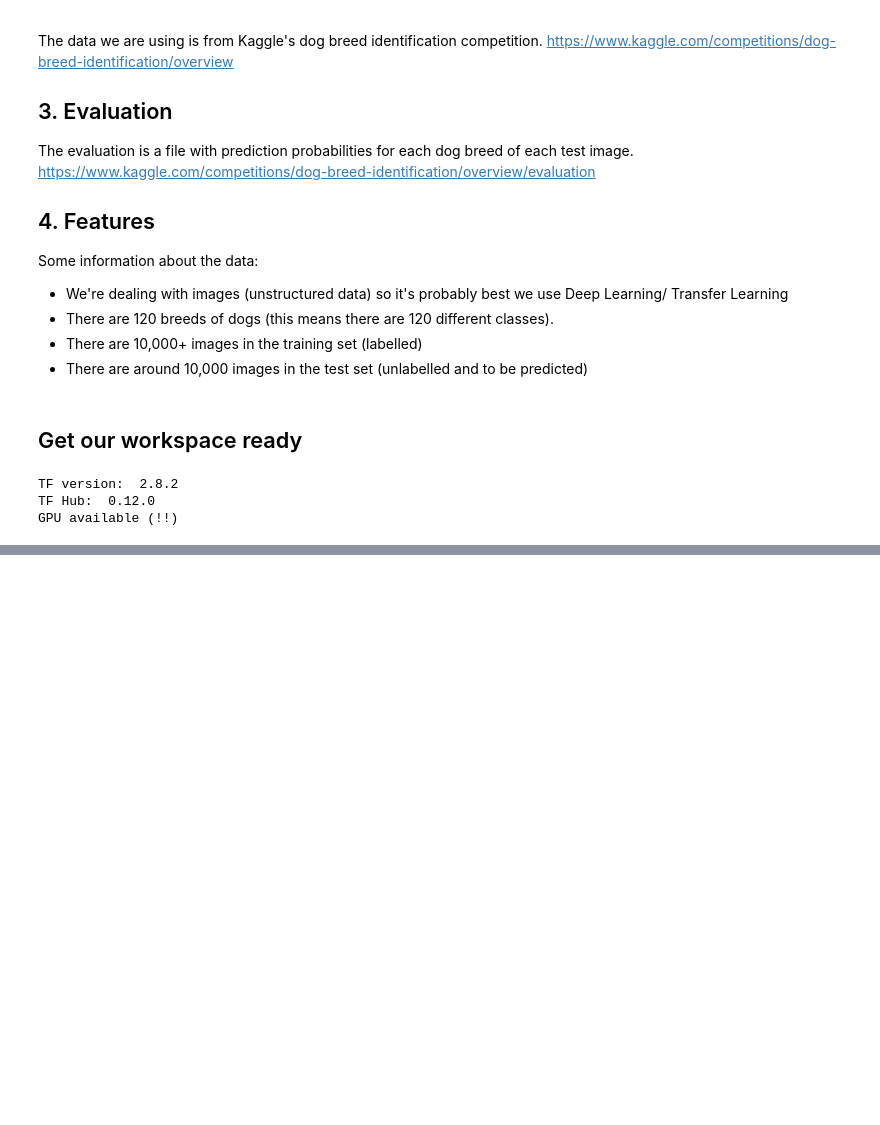
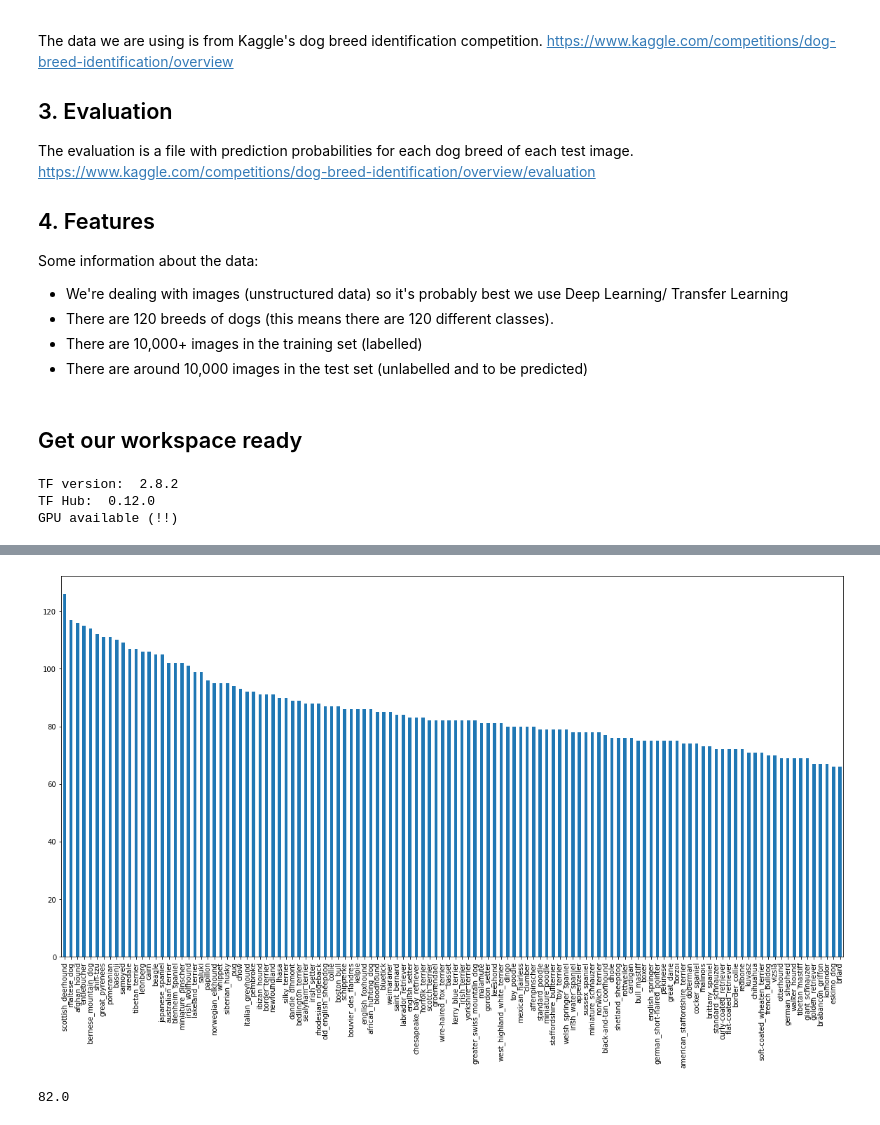
Before and after one commit to bassamadnan/deep-learning-dog-breed-classification, a Jupyter notebook: dog_breed_identification.ipynb, the cells around one changed output, grey strips where cells are left out. Saved outputs shown, nothing was run; the diff lists cells and outputs as text; code cells hidden in the pictures; blank space fills up the shorter version.

Commit message:
data label, validation split, preparing images

```diff
--- a/dog_breed_identification.ipynb
+++ b/dog_breed_identification.ipynb
@@ -41,0 +46,5 @@ GPU available (!!)
+# %%
+import pandas as pd
+labels_csv = pd.read_csv("/content/drive/MyDrive/Dog Vision/labels.csv")
+print(labels_csv.describe())
+labels_csv.head()
@@ -41,0 +63,8 @@ GPU available (!!)
+# %%
+labels_csv["breed"].value_counts().plot.bar(figsize=(20, 10));
+# %% [output]
+[figure, added]
+# %%
+labels_csv["breed"].value_counts().median()
+# %% [output]
+82.0
```
Also changed, not shown: parts of 22 cells of this notebook.
